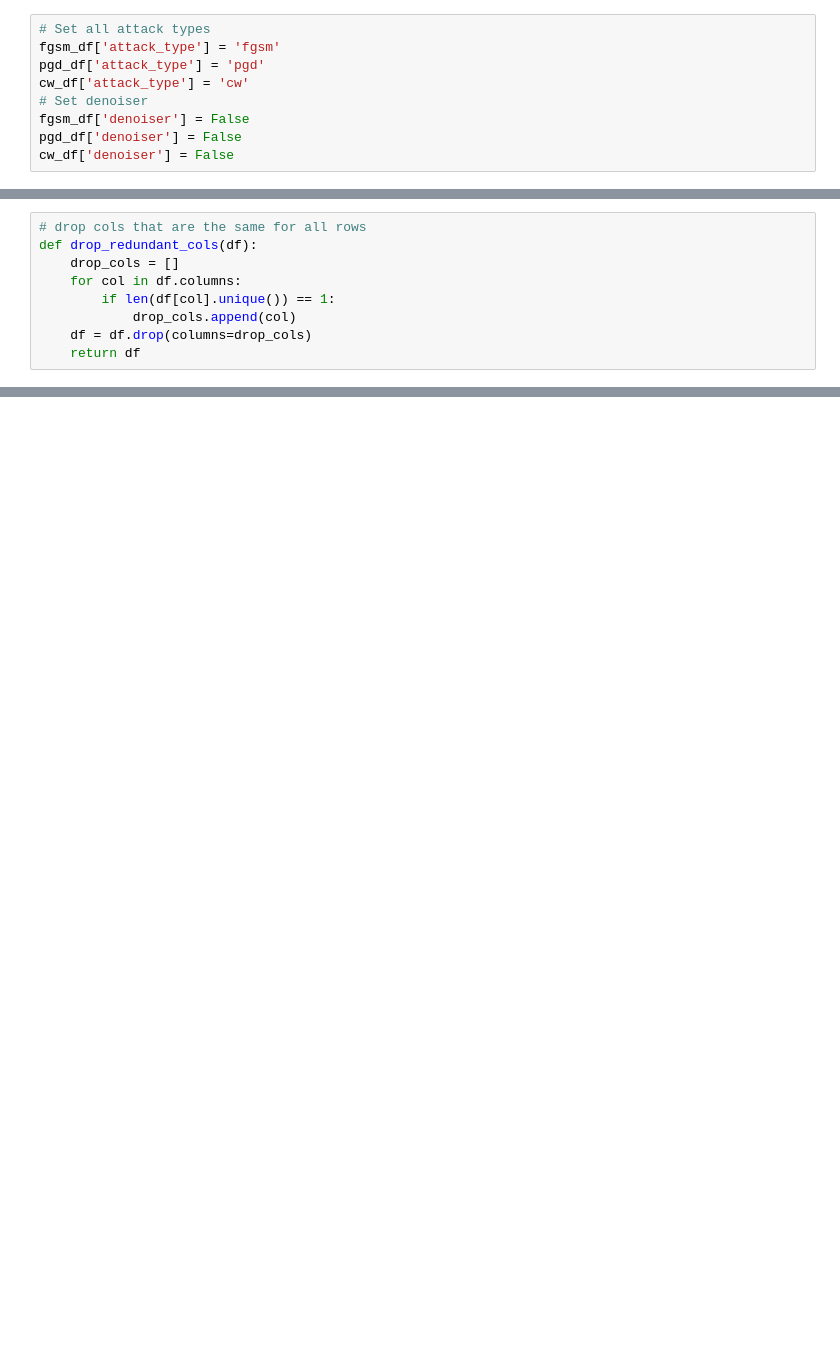
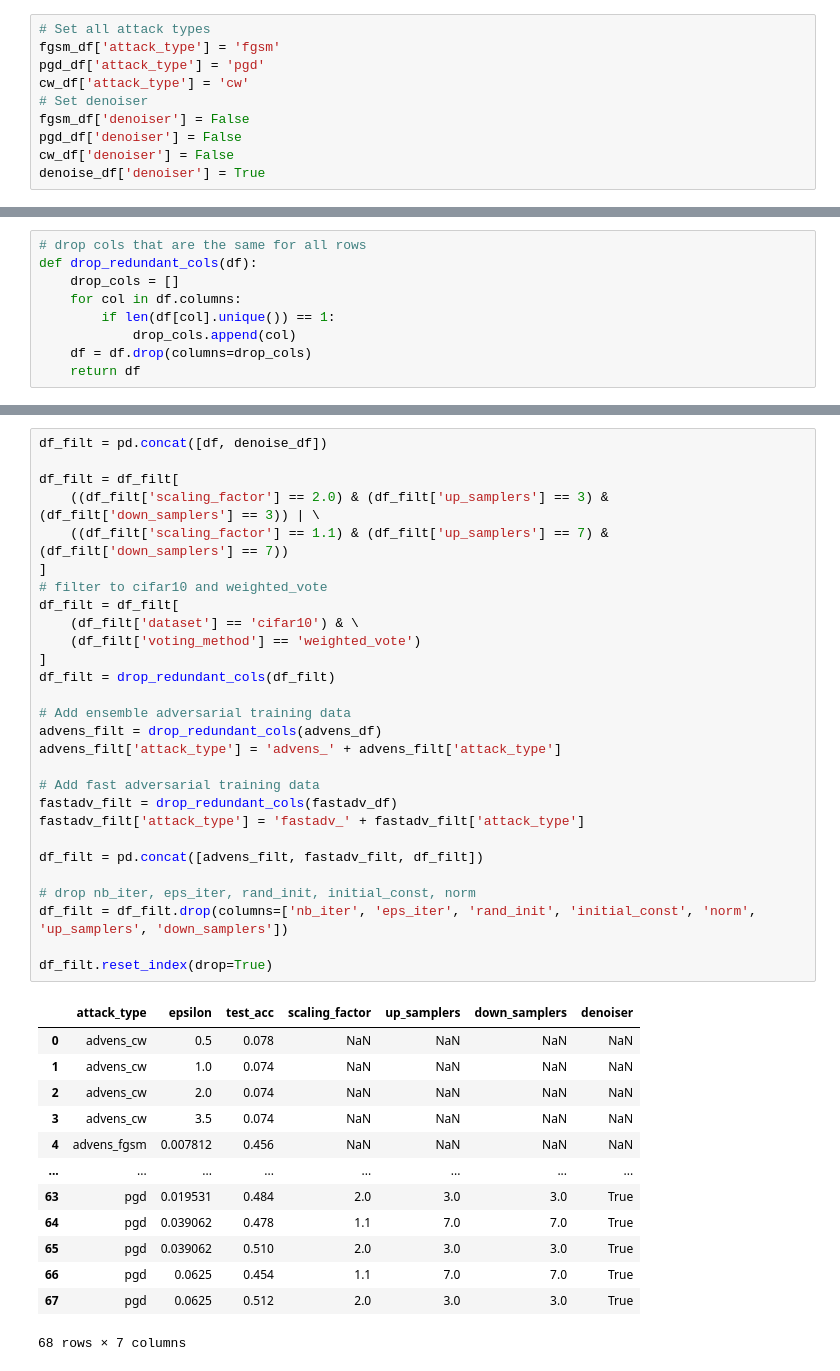
Before and after one commit to JasonTang99/gaussian-pyramid-defense, a Jupyter notebook: plot_exp.ipynb, the cells around one changed output, grey strips where cells are left out. Drawn from its saved outputs; the diff is of its cells as text; blank space fills up the shorter version.

```diff
--- a/plot_exp.ipynb
+++ b/plot_exp.ipynb
@@ -106,3 +155,4 @@ cw_df['attack_type'] = 'cw'
 fgsm_df['denoiser'] = False
 pgd_df['denoiser'] = False
 cw_df['denoiser'] = False
+denoise_df['denoiser'] = True
@@ -528,3 +582,45 @@ plt.show()
+# %%
+df_filt = pd.concat([df, denoise_df])
+
+df_filt = df_filt[
+    ((df_filt['scaling_factor'] == 2.0) & (df_filt['up_samplers'] == 3) & (df_filt['down_samplers'] == 3)) | \
+    ((df_filt['scaling_factor'] == 1.1) & (df_filt['up_samplers'] == 7) & (df_filt['down_samplers'] == 7))
+]
+# filter to cifar10 and weighted_vote
+df_filt = df_filt[
+    (df_filt['dataset'] == 'cifar10') & \
+    (df_filt['voting_method'] == 'weighted_vote')
+]
+df_filt = drop_redundant_cols(df_filt)
+
+# Add ensemble adversarial training data
+advens_filt = drop_redundant_cols(advens_df)
+advens_filt['attack_type'] = 'advens_' + advens_filt['attack_type']
+
+# Add fast adversarial training data
+fastadv_filt = drop_redundant_cols(fastadv_df)
+fastadv_filt['attack_type'] = 'fastadv_' + fastadv_filt['attack_type']
+
+df_filt = pd.concat([advens_filt, fastadv_filt, df_filt])
+
+# drop nb_iter, eps_iter, rand_init, initial_const, norm
+df_filt = df_filt.drop(columns=['nb_iter', 'eps_iter', 'rand_init', 'initial_const', 'norm', 'up_samplers', 'down_samplers'])
+
+df_filt.reset_index(drop=True)
+# %% [output]
+|  | attack_type | epsilon | test_acc | scaling_factor | up_samplers | down_samplers | denoiser |
+| 0 | advens_cw | 0.5 | 0.078 | NaN | NaN | NaN | NaN |
+| 1 | advens_cw | 1.0 | 0.074 | NaN | NaN | NaN | NaN |
+| 2 | advens_cw | 2.0 | 0.074 | NaN | NaN | NaN | NaN |
+| 3 | advens_cw | 3.5 | 0.074 | NaN | NaN | NaN | NaN |
+| 4 | advens_fgsm | 0.007812 | 0.456 | NaN | NaN | NaN | NaN |
+| ... | ... | ... | ... | ... | ... | ... | ... |
+| 63 | pgd | 0.019531 | 0.484 | 2.0 | 3.0 | 3.0 | True |
+| 64 | pgd | 0.039062 | 0.478 | 1.1 | 7.0 | 7.0 | True |
+| 65 | pgd | 0.039062 | 0.510 | 2.0 | 3.0 | 3.0 | True |
+| 66 | pgd | 0.0625 | 0.454 | 1.1 | 7.0 | 7.0 | True |
+| 67 | pgd | 0.0625 | 0.512 | 2.0 | 3.0 | 3.0 | True |
+68 rows × 7 columns
 # %%
 # comparison with denoising addition
 
```
Also changed, not shown: parts of 20 cells of this notebook, 21 other files.
